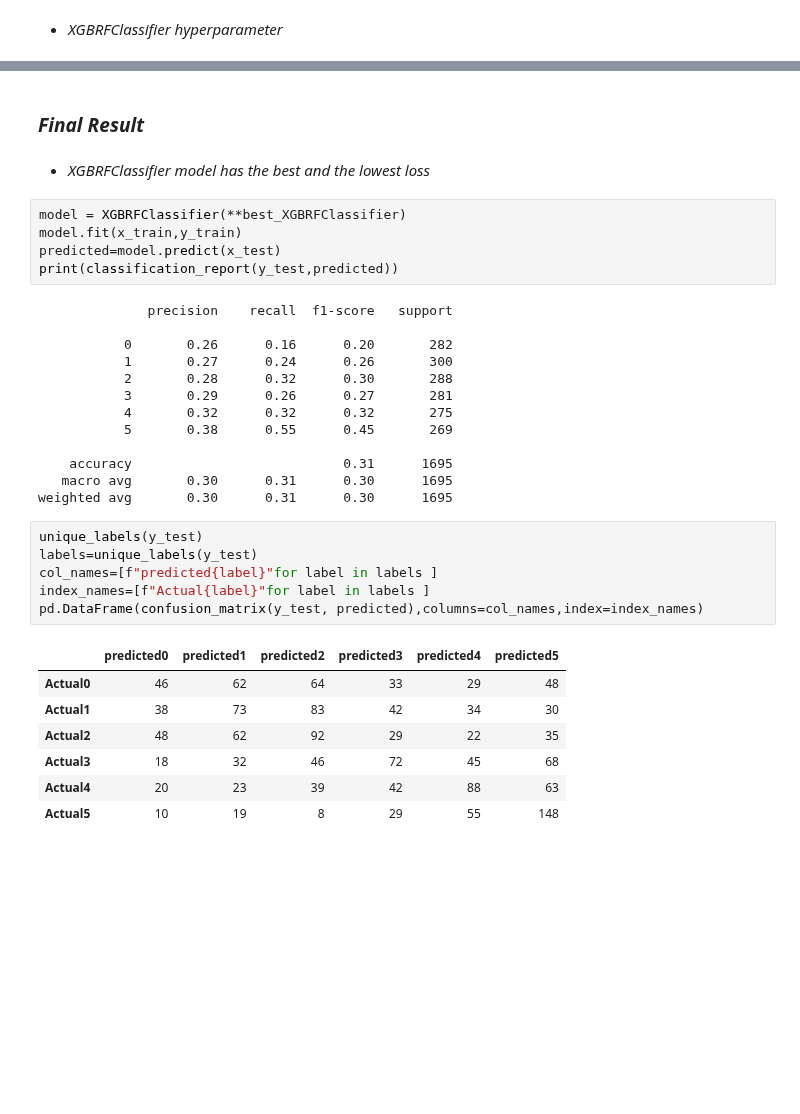
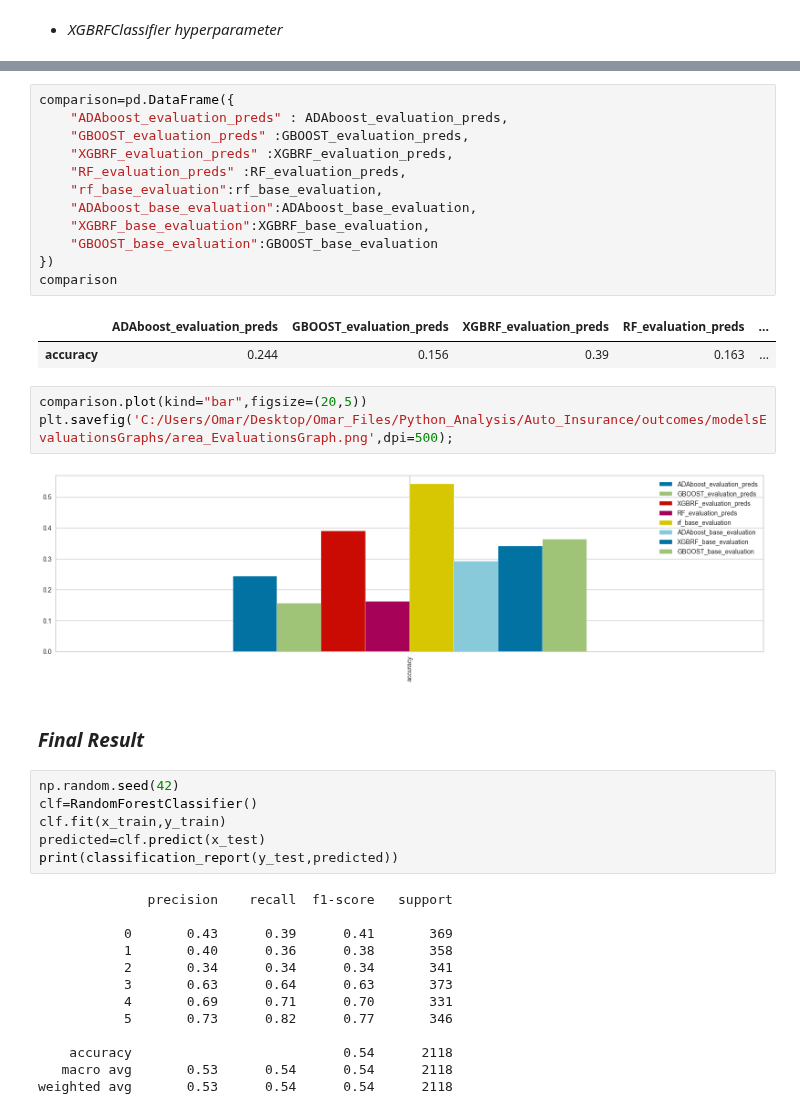
Before and after one commit to omars1234/Insurance_Analysis, a Jupyter notebook: Notebooks/Data_Classification/area_classification.ipynb, the cells around one changed output, grey strips where cells are left out. Cells and saved outputs as stored; diff of their text form; blank space fills up the shorter version.

```diff
--- a/Notebooks/Data_Classification/area_classification.ipynb
+++ b/Notebooks/Data_Classification/area_classification.ipynb
@@ -328,36 +435,41 @@ with open ("C:/Users/Omar/Desktop/Omar_Files/Python_Analysis/Auto_Insurance/outc
+# %%
+comparison=pd.DataFrame({
+    "ADAboost_evaluation_preds" : ADAboost_evaluation_preds,
+    "GBOOST_evaluation_preds" :GBOOST_evaluation_preds,
+    "XGBRF_evaluation_preds" :XGBRF_evaluation_preds,
+    "RF_evaluation_preds" :RF_evaluation_preds,
+    "rf_base_evaluation":rf_base_evaluation,
+    "ADAboost_base_evaluation":ADAboost_base_evaluation,
+    "XGBRF_base_evaluation":XGBRF_base_evaluation,
+    "GBOOST_base_evaluation":GBOOST_base_evaluation
+})
+comparison
+# %% [output]
+|  | ADAboost_evaluation_preds | GBOOST_evaluation_preds | XGBRF_evaluation_preds | RF_evaluation_preds | ... |
+| accuracy | 0.244 | 0.156 | 0.39 | 0.163 | ... |
+# %%
+comparison.plot(kind="bar",figsize=(20,5))
+plt.savefig('C:/Users/Omar/Desktop/Omar_Files/Python_Analysis/Auto_Insurance/outcomes/modelsEvaluationsGraphs/area_EvaluationsGraph.png',dpi=500);
+# %% [output]
+[figure, added]
 # %% [markdown]
 ### *Final Result*
-# %% [markdown]
-* *XGBRFClassifier model has the best and the lowest loss*
 # %%
-model = XGBRFClassifier(**best_XGBRFClassifier)
-model.fit(x_train,y_train)
-predicted=model.predict(x_test)
+np.random.seed(42)
+clf=RandomForestClassifier()
+clf.fit(x_train,y_train)
+predicted=clf.predict(x_test)
 print(classification_report(y_test,predicted))
 # %% [output]
               precision    recall  f1-score   support
 
-           0       0.26      0.16      0.20       282
-           1       0.27      0.24      0.26       300
-           2       0.28      0.32      0.30       288
-           3       0.29      0.26      0.27       281
-           4       0.32      0.32      0.32       275
-           5       0.38      0.55      0.45       269
+           0       0.43      0.39      0.41       369
+           1       0.40      0.36      0.38       358
+           2       0.34      0.34      0.34       341
+           3       0.63      0.64      0.63       373
+           4       0.69      0.71      0.70       331
+           5       0.73      0.82      0.77       346
 
-    accuracy                           0.31      1695
-   macro avg       0.30      0.31      0.30      1695
-weighted avg       0.30      0.31      0.30      1695
+    accuracy                           0.54      2118
+   macro avg       0.53      0.54      0.54      2118
+weighted avg       0.53      0.54      0.54      2118
-# %%
-unique_labels(y_test)
-labels=unique_labels(y_test)
-col_names=[f"predicted{label}"for label in labels ]
-index_names=[f"Actual{label}"for label in labels ]
-pd.DataFrame(confusion_matrix(y_test, predicted),columns=col_names,index=index_names)
-# %% [output]
-|  | predicted0 | predicted1 | predicted2 | predicted3 | predicted4 | predicted5 |
-| Actual0 | 46 | 62 | 64 | 33 | 29 | 48 |
-| Actual1 | 38 | 73 | 83 | 42 | 34 | 30 |
-| Actual2 | 48 | 62 | 92 | 29 | 22 | 35 |
-| Actual3 | 18 | 32 | 46 | 72 | 45 | 68 |
-| Actual4 | 20 | 23 | 39 | 42 | 88 | 63 |
-| Actual5 | 10 | 19 | 8 | 29 | 55 | 148 |
```
Also changed, not shown: parts of 28 cells of this notebook, 19 other files.
